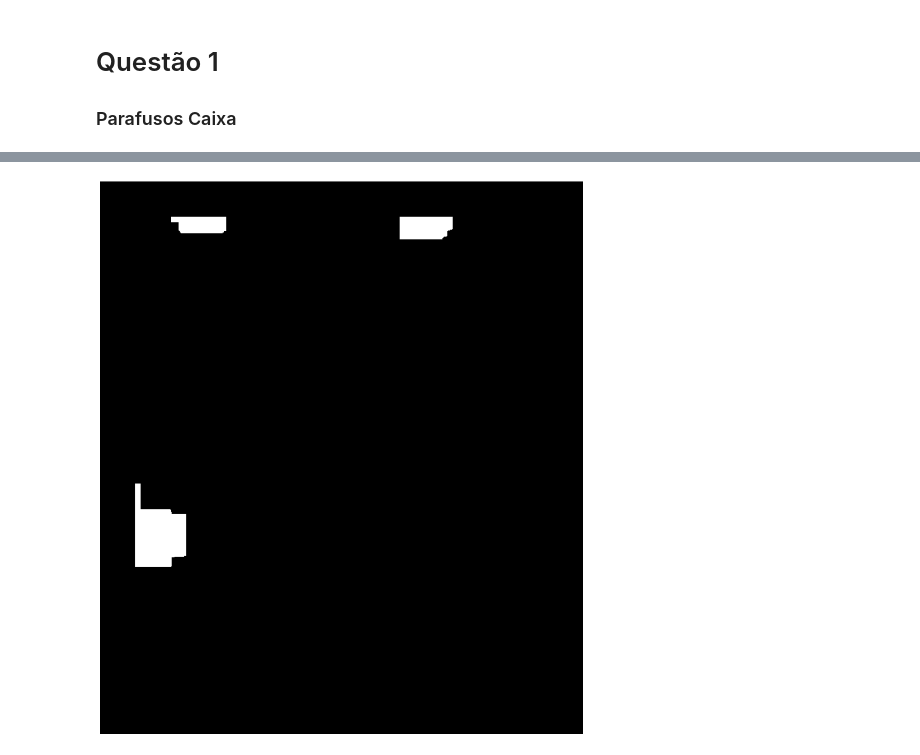
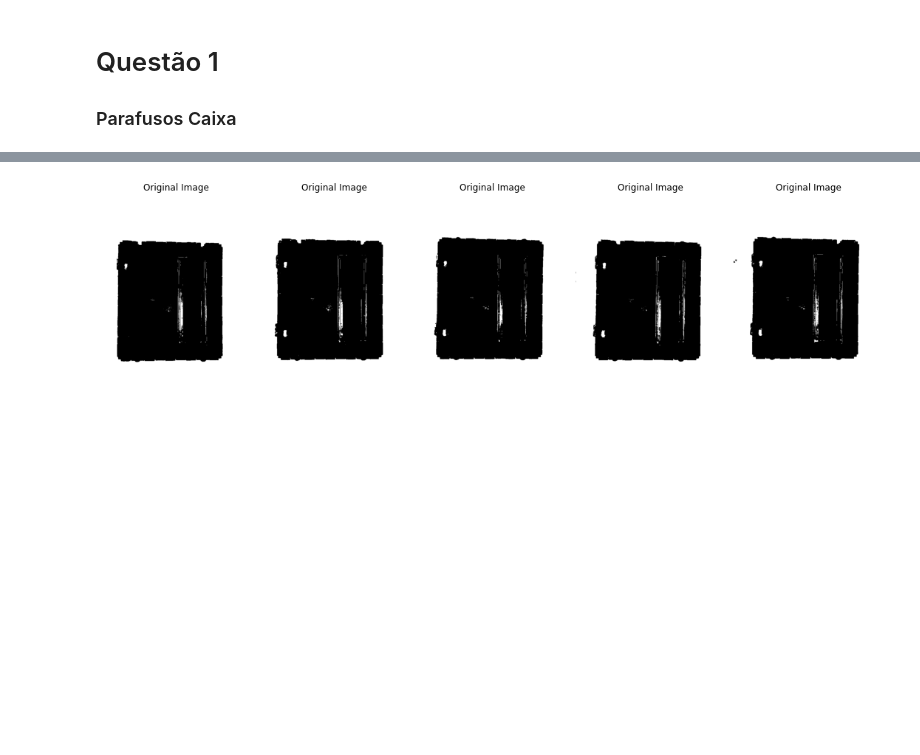
Before and after one commit to fekurita/MachineVision, a Jupyter notebook: APS3/APS3.ipynb, the cells around one changed output, grey strips where cells are left out. Saved outputs shown, nothing was run; the diff lists cells and outputs as text; code cells hidden in the pictures; blank space fills up the shorter version.

```diff
--- a/APS3/APS3.ipynb
+++ b/APS3/APS3.ipynb
@@ -138,15 +59,38 @@ plt.show()
-# %%
-(h,w)=Fig1MinusFig3_eroded_dilated.shape
-Fig1MinusFig3_final =np.zeros((h+100,w+100),dtype = "uint8")
-
-for i in range(h):
-    for j in range (w):
-        if i>50 and j>50 and i<h+50 and j< w+50 :
-            Fig1MinusFig3_final[i,j]= Fig1MinusFig3_eroded_dilated[i,j]
-
-plt.figure(figsize=(15,20))
-plt.imshow(Fig1MinusFig3_final, cmap='gray')
-plt.axis('off')
-plt.show()
-# %% [output]
-[figure, removed]
+# %%
+FigParafuso1 = np.where((S1<50) , 255, 0).astype(np.uint8)
+FigParafuso2 = np.where((S2<50) , 255, 0).astype(np.uint8)
+FigParafuso3 = np.where((S3<50) , 255, 0).astype(np.uint8)
+FigParafuso4 = np.where((S4<50) , 255, 0).astype(np.uint8)
+FigParafuso5 = np.where((S5<50) , 255, 0).astype(np.uint8)
+
+
+plt.figure(figsize=(15,10))
+plt.subplot(1,5,1)
+plt.imshow(FigParafuso1 , cmap='gray')
+plt.title('Original Image')
+plt.axis('off')
+
+plt.subplot(1,5,2)
+plt.imshow(FigParafuso2, cmap='gray')
+plt.title('Original Image')
+plt.axis('off')
+
+plt.subplot(1,5,3)
+plt.imshow(FigParafuso3, cmap='gray')
+plt.title('Original Image')
+plt.axis('off')
+
+plt.subplot(1,5,4)
+plt.imshow(FigParafuso4, cmap='gray')
+plt.title('Original Image')
+plt.axis('off')
+
+plt.subplot(1,5,5)
+plt.imshow(FigParafuso5, cmap='gray')
+plt.title('Original Image')
+plt.axis('off')
+
+plt.tight_layout()
+plt.show()
+# %% [output]
+[figure, added]
```
Also changed, not shown: parts of 14 cells of this notebook.
